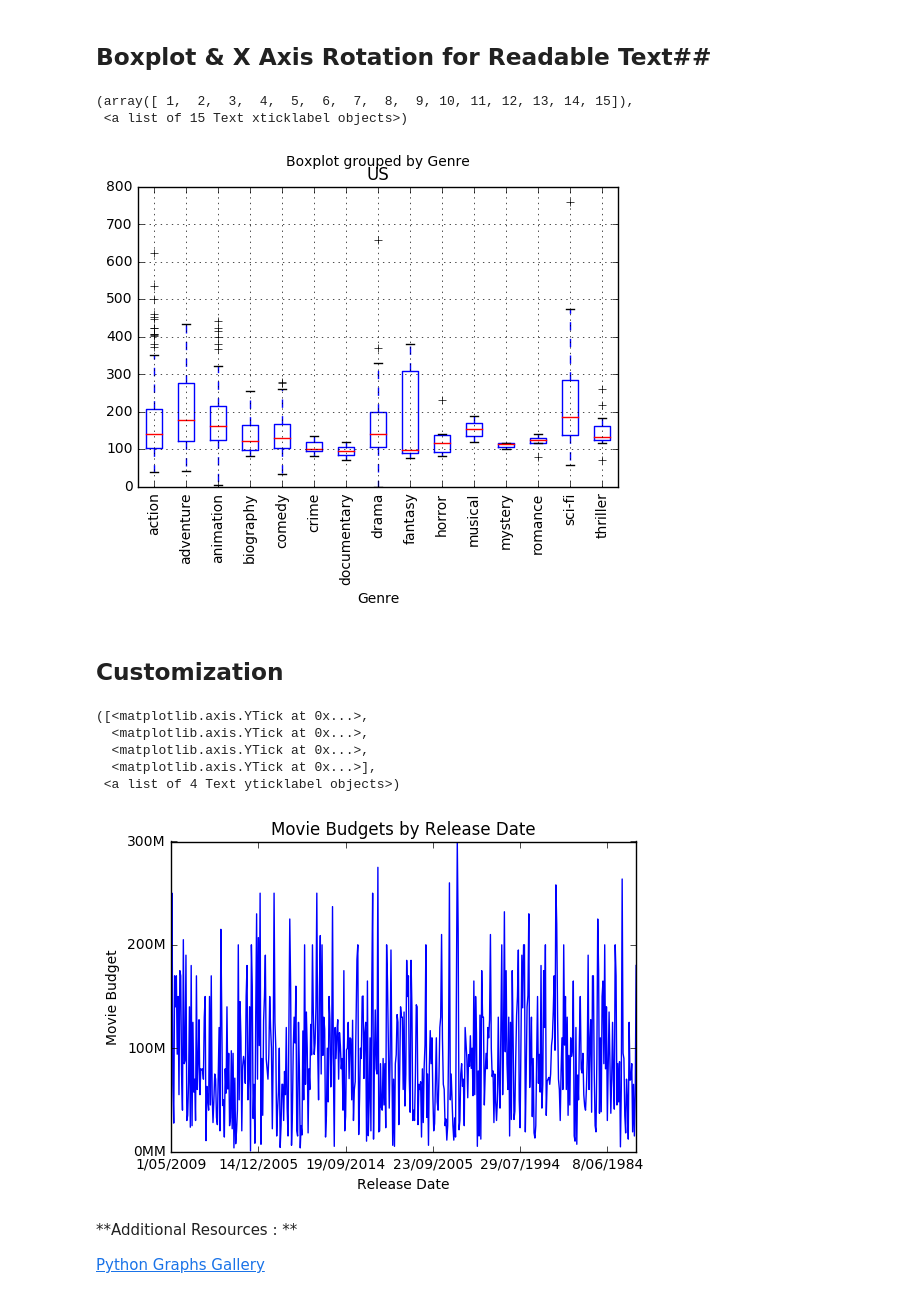
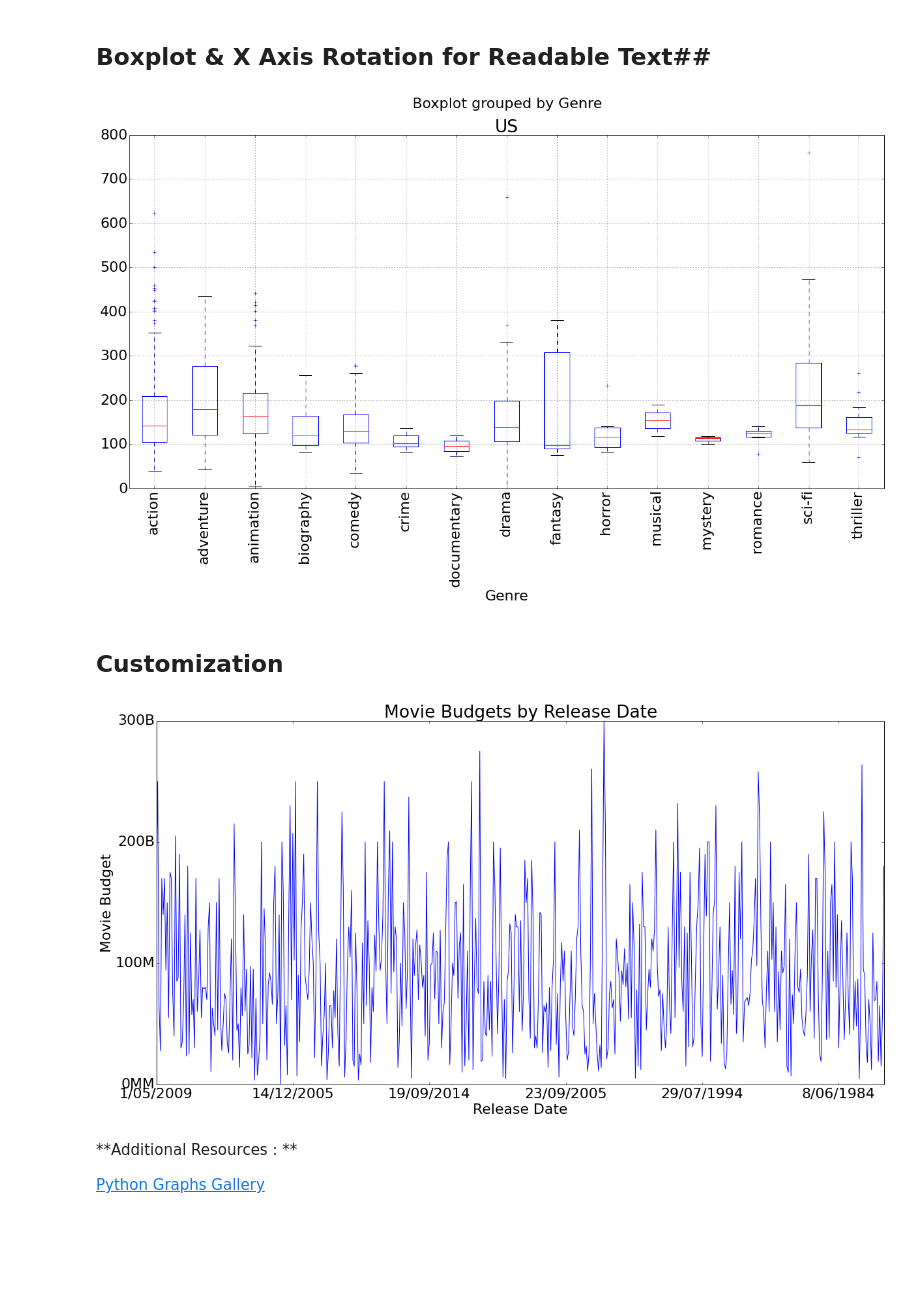
Before and after one commit to giggles-data-science/Python-3-DS, a Jupyter notebook: Data_Visualization_using_Matplotlib_and_Python_3.ipynb, the cells around one changed output. Drawn from its saved outputs; the diff is of its cells as text; code cells hidden in the pictures; blank space fills up the shorter version.

```diff
--- a/Data_Visualization_using_Matplotlib_and_Python_3.ipynb
+++ b/Data_Visualization_using_Matplotlib_and_Python_3.ipynb
@@ -1,3 +1,11 @@
+# %%
+import numpy as np
+import pandas as pd
+import matplotlib.pyplot as plt
+%matplotlib inline
+
+plt.rcParams['figure.figsize'] = (20.0, 10.0)
+plt.rcParams.update({'font.size': 22})
 # %% [markdown]
 # Data Visualization using Matplotlib & Python 3  ##
 **by: Lauren Washington**
@@ -22,14 +24,18 @@ Index(['Day of Week', 'Director', 'Genre', 'Movie Title', 'Release Date',
       dtype='object')
 # %%
 #rename columns
-df.rename(columns={'Adjusted Gross ($mill)':'Adjusted_Gross',
-                   'Budget ($mill)':'Budget',
-                   'Gross ($mill)':'Gross',
-                   'Overseas ($mill)':'Overseas',
-                   'US ($mill)':'US',
-                   'Movie Title':'Movie',
-                   'Release Date':'Release_Date',
-                   'Runtime (min)':'Runtime'}, inplace=True)
+df.rename(columns={'Day of Week':'Day_of_Week'}, inplace = True)
+df.rename(columns={'Adjusted Gross ($mill)':'Adjusted_Gross'}, inplace = True)
+df.rename(columns={'Budget ($mill)':'Budget'}, inplace = True)
+df.rename(columns={'Gross ($mill)':'Gross'}, inplace = True)
+df.rename(columns={'IMDb Rating':'IMDb_Rating'}, inplace = True)
+df.rename(columns={'MovieLens Rating':'MovieLens_Rating'}, inplace = True)
+df.rename(columns={'Overseas ($mill)':'Overseas'}, inplace = True)
+df.rename(columns={'Profit ($mill)':'Profit'}, inplace = True)
+df.rename(columns={'US ($mill)':'US'}, inplace = True)
+df.rename(columns={'Movie Title':'Movie'}, inplace = True)
+df.rename(columns={'Release Date':'Release_Date'}, inplace = True)
+df.rename(columns={'Runtime (min)':'Runtime'}, inplace=True)
 # %%
 #view first 5 lines
 df.head()
@@ -86,31 +100,25 @@ df.groupby('Genre').Budget.mean().plot(kind = "bar")
 # %% [markdown]
 ## Boxplot & X Axis Rotation for Readable Text##
 # %%
+#visualize interquartile range
 df.boxplot(column = 'US', by = 'Genre' )
-plt.xticks(rotation=90)
+plt.xticks(rotation=90);
 # %% [output]
-(array([ 1,  2,  3,  4,  5,  6,  7,  8,  9, 10, 11, 12, 13, 14, 15]),
- <a list of 15 Text xticklabel objects>)
-[figure, old version]
+[figure, new version]
 # %% [markdown]
 ## Customization ##
 # %%
 df.groupby('Release_Date').Budget.mean().plot(kind = "line")
 #plt.plot(pd.to_datetime(pd.Series(df['Release_Date'])), df['Budget'])
 #plt.yscale('log')
 plt.xlabel('Release Date')
 plt.ylabel('Movie Budget')
 plt.title('Movie Budgets by Release Date')
 tick_val = [0,100, 200, 300]
-tick_lab = ['0MM','100M', '200M', '300M']
-plt.yticks(tick_val, tick_lab)
+tick_lab = ['0MM','100M', '200B', '300B']
+plt.yticks(tick_val, tick_lab);
 # %% [output]
-([<matplotlib.axis.YTick at 0x...>,
-  <matplotlib.axis.YTick at 0x...>,
-  <matplotlib.axis.YTick at 0x...>,
-  <matplotlib.axis.YTick at 0x...>],
- <a list of 4 Text yticklabel objects>)
-[figure, old version]
+[figure, new version]
 # %% [markdown]
 **Additional Resources : **
 
```
Also changed, not shown: parts of 17 cells of this notebook.
